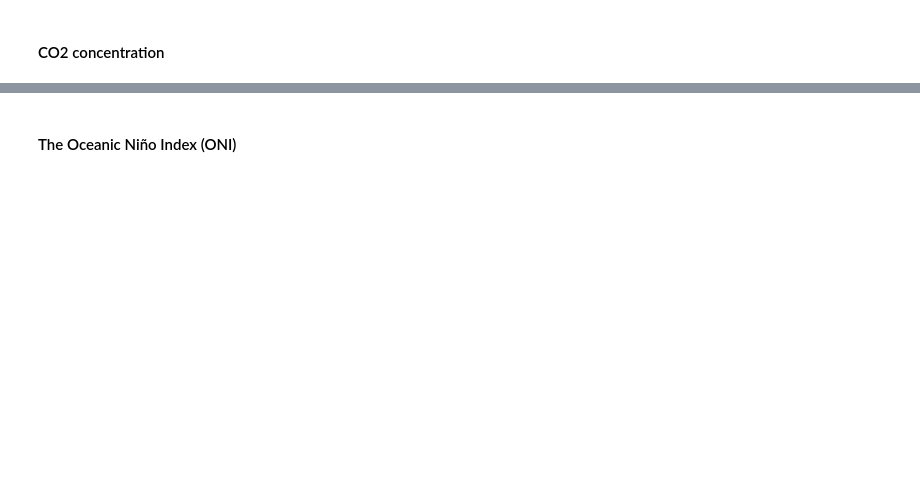
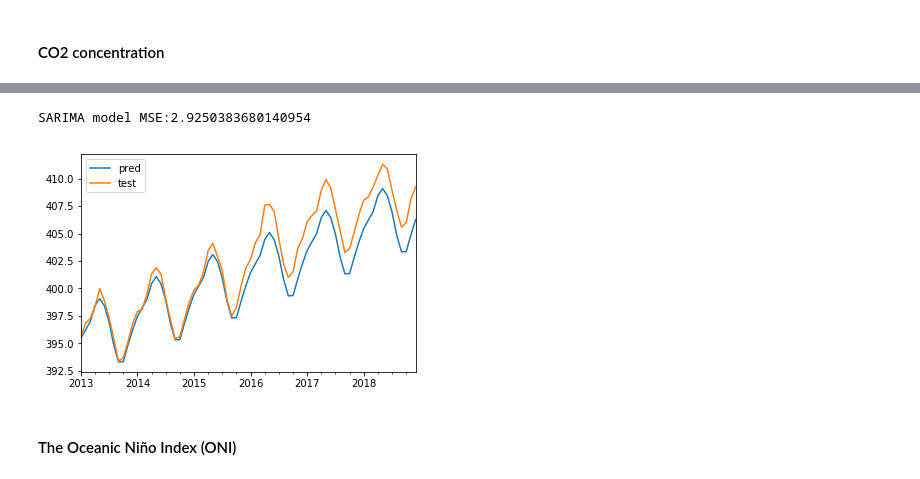
Before and after one commit to SimoAntikainen/sarimax-climate-change-forecast, a Jupyter notebook: sarimax-climate-change-forecast.ipynb, the cells around one changed output, grey strips where cells are left out. Saved outputs shown, nothing was run; the diff lists cells and outputs as text; code cells hidden in the pictures; blank space fills up the shorter version.

```diff
--- a/sarimax-climate-change-forecast.ipynb
+++ b/sarimax-climate-change-forecast.ipynb
@@ -455,3 +465,15 @@ HQIC-order: (4, 0)
+# %%
+sarima = sm.tsa.statespace.SARIMAX(train_co2,order=(1,1,1),seasonal_order=(1,1,2,12),
+                                 enforce_stationarity=False, enforce_invertibility=False,).fit()
+#sarima.summary()
+# %%
+pred = sarima.predict(tr_end,te_end)[1:]
+print('SARIMA model MSE:{}'.format(mean_squared_error(test_co2,pred)))
+
+pd.DataFrame({'test':test_co2.values.flatten(),'pred':pred}).plot();plt.show()
+# %% [output]
+SARIMA model MSE:2.9250383680140954
+[figure, added]
 # %% [markdown]
 #### The Oceanic Niño Index (ONI)
 # %%
```
Also changed, not shown: parts of 67 cells of this notebook, 1 other file.
